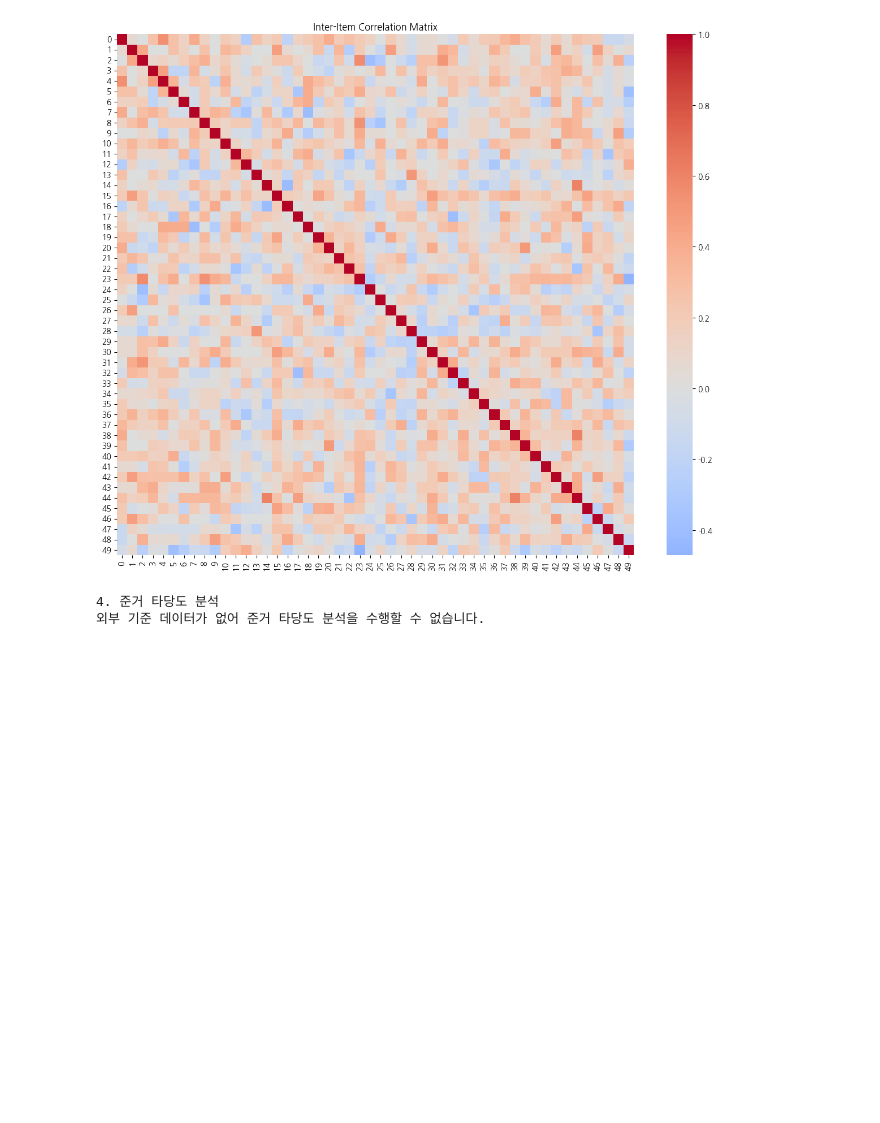
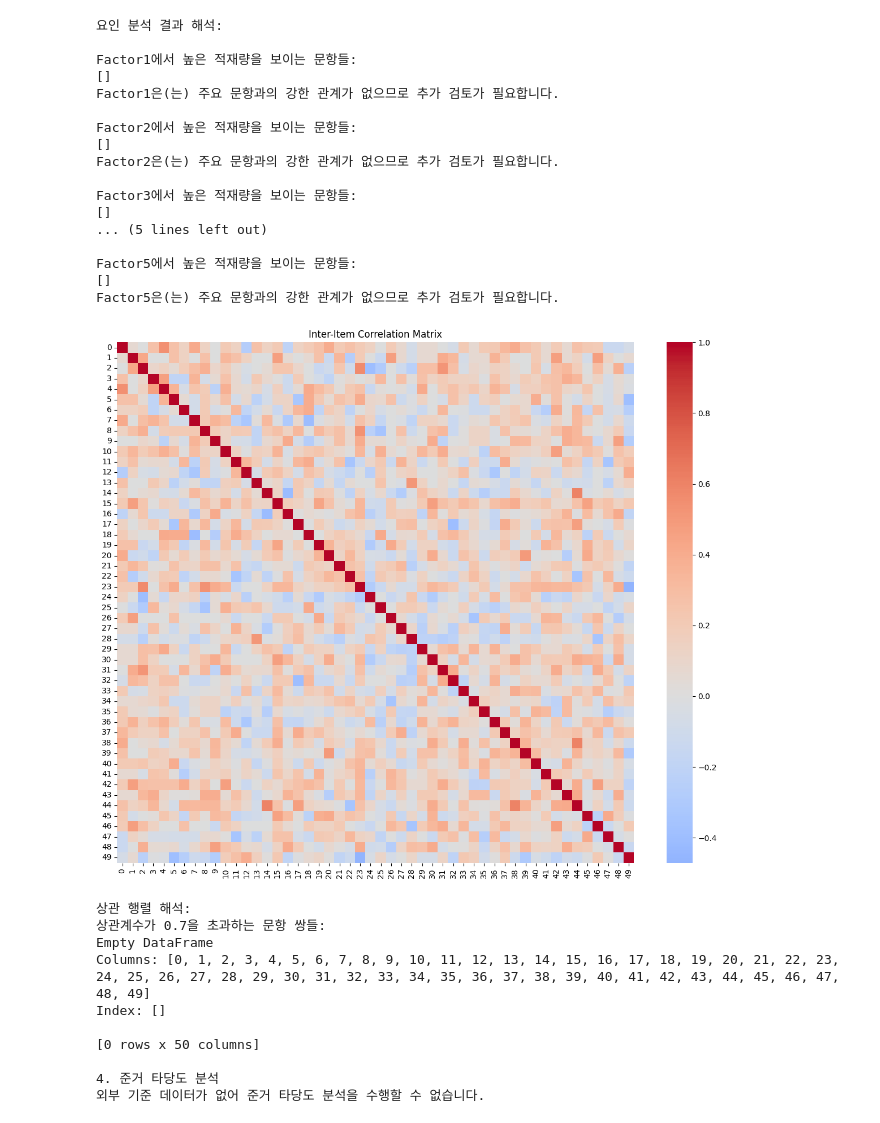
Before and after one commit to dev-dkt/k-leap, a Jupyter notebook: codes/분석정보/10-report.ipynb, the cells around one changed output. Saved outputs shown, nothing was run; the diff lists cells and outputs as text; code cells hidden in the pictures; blank space fills up the shorter version.

```diff
--- a/codes/분석정보/10-report.ipynb
+++ b/codes/분석정보/10-report.ipynb
@@ -21,7 +21,6 @@ import seaborn as sns
 
 # 데이터 로드
 df_questions = pd.read_csv('../exam1.csv')
-# 수험자응답정보
 df_responses = pd.read_csv('../응답_데이터.csv')
 
 # 응답 데이터 준비
@@ -34,10 +33,9 @@ def cronbach_alpha():
     total_variance = responses.sum(axis=1).var()
 
     alpha = (item_count / (item_count - 1)) * (1 - (item_variances.sum() / total_variance))
-
     print(f"Cronbach's Alpha: {alpha:.4f}")
 
-    # 영역별 크론바흐 알파 계수 계산
+    # 영역별 크론바흐 알파 계수 계산 및 해석
     for area in df_questions['평가영역'].unique():
         area_questions = df_questions[df_questions['평가영역'] == area]['문제번호']
         area_responses = responses.iloc[:, area_questions - 1]
@@ -49,6 +47,14 @@ def cronbach_alpha():
         area_alpha = (item_count / (item_count - 1)) * (1 - (item_variances.sum() / total_variance))
         print(f"Cronbach's Alpha for {area}: {area_alpha:.4f}")
 
+        # 해석 추가
+        if area_alpha > 0.7:
+            print(f"'{area}' 영역의 크론바흐 알파는 {area_alpha:.4f}로, 내적 일관성이 매우 높습니다.")
+        elif area_alpha > 0.5:
+            print(f"'{area}' 영역의 크론바흐 알파는 {area_alpha:.4f}로, 내적 일관성이 적절한 수준입니다.")
+        else:
+            print(f"'{area}' 영역의 크론바흐 알파는 {area_alpha:.4f}로, 내적 일관성이 낮습니다. 문항 검토가 필요할 수 있습니다.")
+
 # 2. 테스트-재테스트 신뢰도 분석 (데이터 있을 경우)
 def test_retest_reliability(retest_data=None):
     if retest_data is None:
@@ -58,6 +64,14 @@ def test_retest_reliability(retest_data=None):
     # 재테스트 데이터가 있다고 가정하고 상관계수 계산
     correlation, _ = stats.pearsonr(df_responses['점수'], retest_data['점수'])
     print(f"Test-Retest Reliability (Pearson correlation): {correlation:.4f}")
+
+    # 해석 추가
+    if correlation > 0.7:
+        print(f"테스트-재테스트 상관계수는 {correlation:.4f}로, 높은 신뢰도를 보여줍니다.")
+    elif correlation > 0.5:
+        print(f"테스트-재테스트 상관계수는 {correlation:.4f}로, 적절한 수준의 신뢰도를 보여줍니다.")
+    else:
+        print(f"테스트-재테스트 상관계수는 {correlation:.4f}로, 신뢰도가 낮아 문항 검토가 필요할 수 있습니다.")
 
 # 3. 구인 타당도 분석
 def construct_validity():
@@ -74,6 +88,17 @@ def construct_validity():
     plt.tight_layout()
     plt.show()
 
+    # 요인 적재량 해석 추가
+    print("요인 분석 결과 해석:")
+    for factor in loadings.columns:
+        high_loadings = loadings[loadings[factor] > 0.5]
+        print(f"\n{factor}에서 높은 적재량을 보이는 문항들:")
+        print(high_loadings.index.tolist())
+        if len(high_loadings) > 0:
+            print(f"{factor}은(는) 주로 위 문항들에 의해 설명됩니다. 이 요인들은 강한 관계를 보이는 문항들에 의해 정의됩니다.")
+        else:
+            print(f"{factor}은(는) 주요 문항과의 강한 관계가 없으므로 추가 검토가 필요합니다.")
+
     # 상관 행렬을 통한 구인 타당도 분석
     correlation_matrix = responses.corr()
     plt.figure(figsize=(12, 10))
@@ -81,6 +106,11 @@ def construct_validity():
     plt.title('Inter-Item Correlation Matrix')
     plt.tight_layout()
     plt.show()
+
+    # 상관 행렬 해석 추가
+    print("상관 행렬 해석:")
+    high_corr_pairs = correlation_matrix[(correlation_matrix > 0.7) & (correlation_matrix < 1)]
+    print(f"상관계수가 0.7을 초과하는 문항 쌍들:\n{high_corr_pairs.dropna(how='all')}")
 
 # 4. 준거 타당도 분석 (외부 기준이 있을 경우)
 def criterion_validity(external_criterion=None):
@@ -102,6 +132,14 @@ def criterion_validity(external_criterion=None):
 
     print(f"Regression coefficient: {model.coef_[0]:.4f}")
     print(f"R-squared: {model.score(X_test, y_test):.4f}")
+
+    # 해석 추가
+    if correlation > 0.7:
+        print("준거 타당도가 매우 높습니다. 해당 문항이 외부 기준과 강하게 관련이 있음을 보여줍니다.")
+    elif correlation > 0.5:
+        print("준거 타당도가 적절한 수준입니다.")
+    else:
+        print("준거 타당도가 낮습니다. 외부 기준과의 관계가 약할 수 있으며 문항 검토가 필요합니다.")
 
     # 산점도 및 회귀선
     plt.figure(figsize=(10, 6))
@@ -142,3 +185,28 @@ Cronbach's Alpha for 문화: 0.5458
+요인 분석 결과 해석:
+
+Factor1에서 높은 적재량을 보이는 문항들:
+[]
+Factor1은(는) 주요 문항과의 강한 관계가 없으므로 추가 검토가 필요합니다.
+
+Factor2에서 높은 적재량을 보이는 문항들:
+[]
+Factor2은(는) 주요 문항과의 강한 관계가 없으므로 추가 검토가 필요합니다.
+
+Factor3에서 높은 적재량을 보이는 문항들:
+[]
+... (5 lines left out)
+
+Factor5에서 높은 적재량을 보이는 문항들:
+[]
+Factor5은(는) 주요 문항과의 강한 관계가 없으므로 추가 검토가 필요합니다.
-[figure, old version]
+[figure, new version]
-4. 준거 타당도 분석
-외부 기준 데이터가 없어 준거 타당도 분석을 수행할 수 없습니다.
+상관 행렬 해석:
+상관계수가 0.7을 초과하는 문항 쌍들:
+Empty DataFrame
+Columns: [0, 1, 2, 3, 4, 5, 6, 7, 8, 9, 10, 11, 12, 13, 14, 15, 16, 17, 18, 19, 20, 21, 22, 23, 24, 25, 26, 27, 28, 29, 30, 31, 32, 33, 34, 35, 36, 37, 38, 39, 40, 41, 42, 43, 44, 45, 46, 47, 48, 49]
+Index: []
+
+[0 rows x 50 columns]
+
+4. 준거 타당도 분석
+외부 기준 데이터가 없어 준거 타당도 분석을 수행할 수 없습니다.
```
Also changed, not shown: parts of 4 cells of this notebook.
